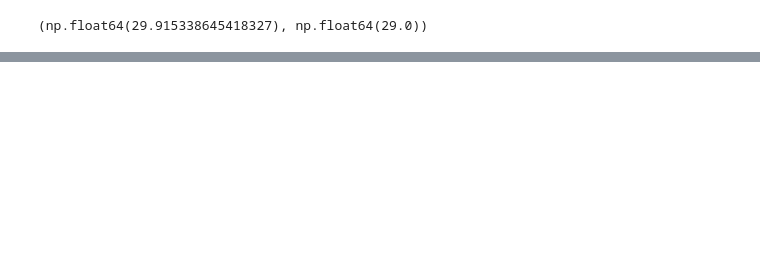
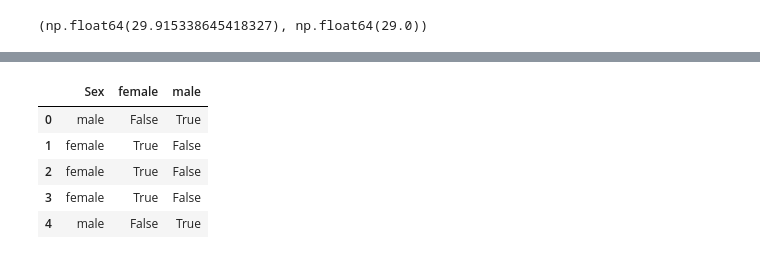
Before and after one commit to theobringino/ds-ai-ml-projects, a Jupyter notebook: learning/week5/feature_engineering_kaggle.ipynb, the cells around one changed output, grey strips where cells are left out. Cells and saved outputs as stored; diff of their text form; code cells hidden in the pictures; blank space fills up the shorter version.

```diff
--- a/learning/week5/feature_engineering_kaggle.ipynb
+++ b/learning/week5/feature_engineering_kaggle.ipynb
@@ -330,0 +331,3 @@ X_train.head()
+# %%
+data_ce = titanic.copy()
+data_ce
@@ -330,0 +350,2 @@ X_train.head()
+# %%
+data_ce_ohe = data_ce.copy()
@@ -330,0 +371,10 @@ X_train.head()
+# %%
+#since we only have 2 labels in this category, any between female and male can be used
+pd.concat([data_ce_ohe['Sex'], pd.get_dummies(data_ce_ohe['Sex'])], axis = 1).head()
+# %% [output]
+|  | Sex | female | male |
+| 0 | male | False | True |
+| 1 | female | True | False |
+| 2 | female | True | False |
+| 3 | female | True | False |
+| 4 | male | False | True |
```
Also changed, not shown: parts of 21 cells of this notebook, 1 other file.
